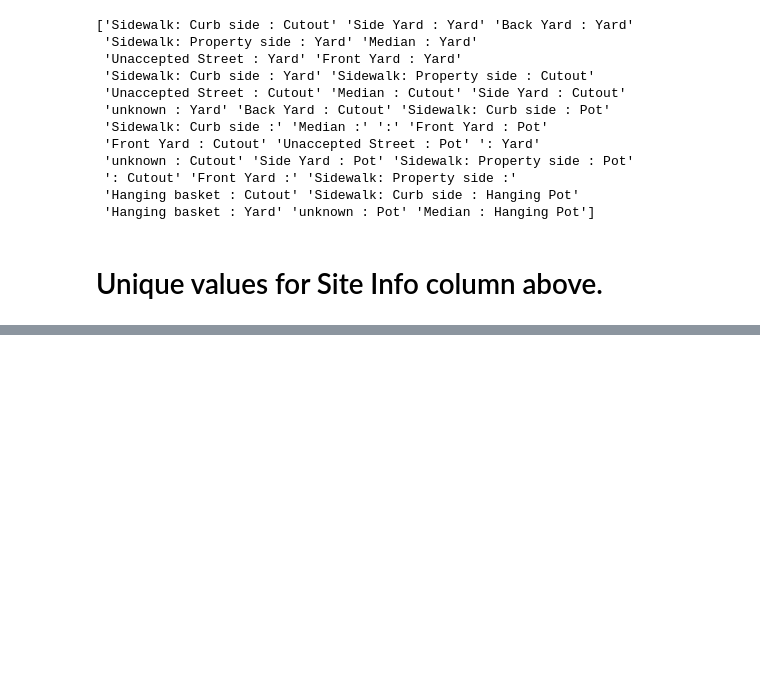
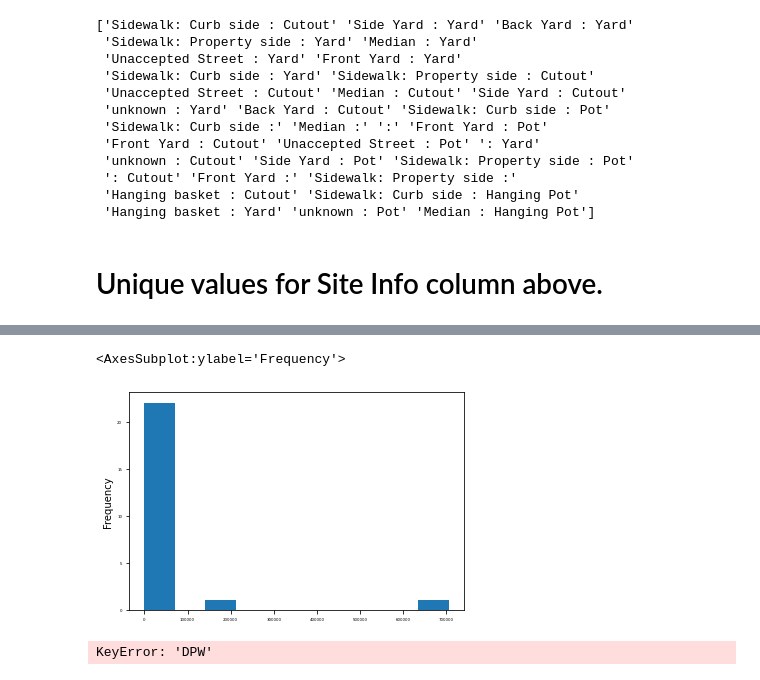
Before and after one commit to kimbaqueen/jupyter_trees, a Jupyter notebook: Jupyter_trees.ipynb, the cells around one changed output, grey strips where cells are left out. Drawn from its saved outputs; the diff is of its cells as text; code cells hidden in the pictures; blank space fills up the shorter version.

```diff
--- a/Jupyter_trees.ipynb
+++ b/Jupyter_trees.ipynb
@@ -138,0 +214,3 @@ print(df2)
+# %%
+caretaker_totals = data.groupby("qCaretaker")["SiteOrder"].sum().sort_values()
+caretaker_totals
@@ -138,0 +235,9 @@ print(df2)
+# %%
+caretaker_totals.plot(kind="hist", fontsize=4)
+# %% [output]
+<AxesSubplot:ylabel='Frequency'>
+[figure, added]
+# %%
+data[data["qCaretaker"] == "Private"]["DPW"].plot(kind="hist")
+# %% [output]
+KeyError: 'DPW'
```
Also changed, not shown: parts of 15 cells of this notebook.
